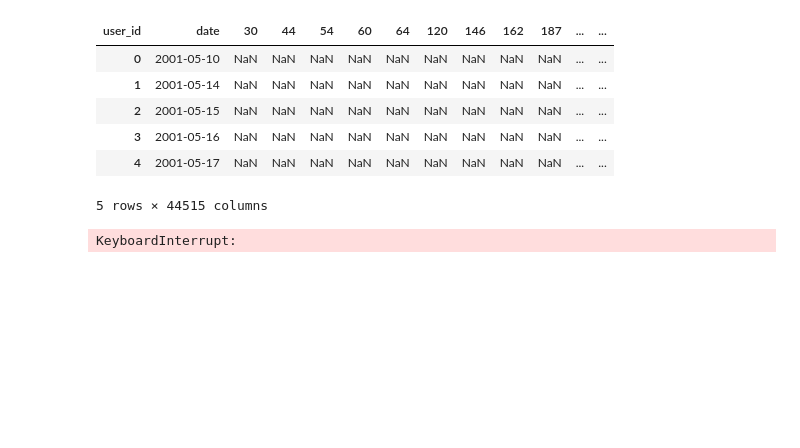
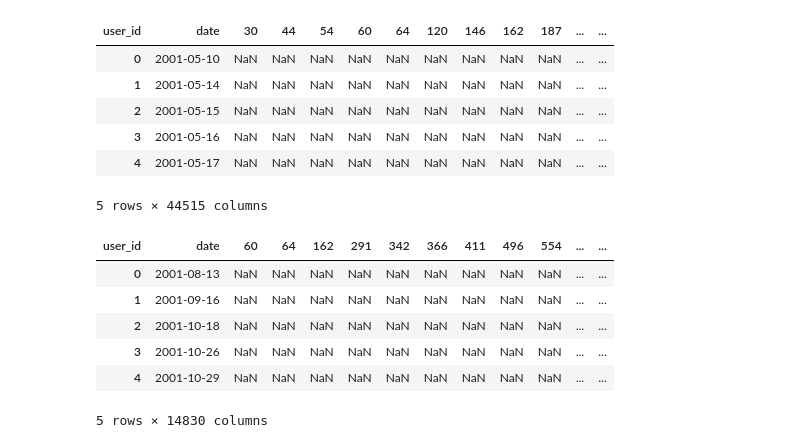
Before and after one commit to leportella/wiki-analysis, a Jupyter notebook: notebooks/provision/01-Edits-Feature-Engineering-Any-Revert.ipynb, the cells around one changed output. Cells and saved outputs as stored; diff of their text form; code cells hidden in the pictures; blank space fills up the shorter version.

```diff
--- a/notebooks/provision/01-Edits-Feature-Engineering-Any-Revert.ipynb
+++ b/notebooks/provision/01-Edits-Feature-Engineering-Any-Revert.ipynb
@@ -68,15 +68,37 @@ edits_per_day.head()
 | 3 | 2001-05-16 | NaN | NaN | NaN | NaN | NaN | NaN | NaN | NaN | NaN | ... | ... |
 | 4 | 2001-05-17 | NaN | NaN | NaN | NaN | NaN | NaN | NaN | NaN | NaN | ... | ... |
 5 rows × 44515 columns
+# %%
+reverts_per_day = edits[edits.reverted==1].groupby(['date', 'user_id'])['time'].count().unstack()
+reverts_per_day = reverts_per_day.reset_index()
+reverts_per_day.head()
+# %% [output]
+| user_id | date | 60 | 64 | 162 | 291 | 342 | 366 | 411 | 496 | 554 | ... | ... |
+| 0 | 2001-08-13 | NaN | NaN | NaN | NaN | NaN | NaN | NaN | NaN | NaN | ... | ... |
+| 1 | 2001-09-16 | NaN | NaN | NaN | NaN | NaN | NaN | NaN | NaN | NaN | ... | ... |
+| 2 | 2001-10-18 | NaN | NaN | NaN | NaN | NaN | NaN | NaN | NaN | NaN | ... | ... |
+| 3 | 2001-10-26 | NaN | NaN | NaN | NaN | NaN | NaN | NaN | NaN | NaN | ... | ... |
+| 4 | 2001-10-29 | NaN | NaN | NaN | NaN | NaN | NaN | NaN | NaN | NaN | ... | ... |
+5 rows × 14830 columns
 # %%
 after = []
 before = []
+reverts_before = []
+last_edit = []
+last_revert = []
+
 for i, row in df.iterrows():
     user_id = row['user_id']
     time = row['date']
+
     num_articles_after_revert = edits_per_day[user_id][edits_per_day.date > time].sum()
     num_articles_before_revert = edits_per_day[user_id][edits_per_day.date < time].sum()
+    num_reverts_before_revert = reverts_per_day[user_id][reverts_per_day.date < time].sum()
+    time_last_edit = edits_per_day[['date', user_id]][edits_per_day.date < time].dropna().date.max()
+    time_last_revert = reverts_per_day[['date', user_id]][reverts_per_day.date < time].dropna().date.max()
+
     after.append(int(num_articles_after_revert))
     before.append(int(num_articles_before_revert))
+    reverts_before.append(int(num_reverts_before_revert))
+    last_edit.append(time_last_edit)
+    last_revert.append(time_last_revert)
-# %% [output]
-KeyboardInterrupt:
```
Also changed, not shown: parts of 14 cells of this notebook, 1 other file.
